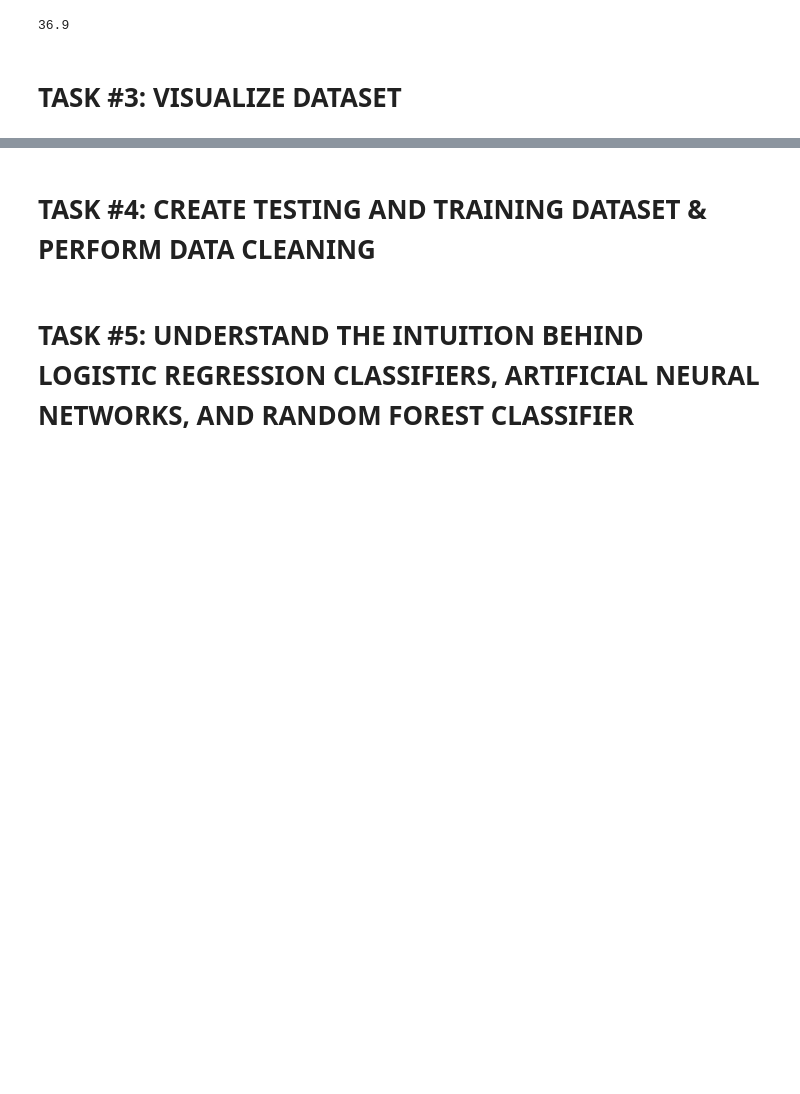
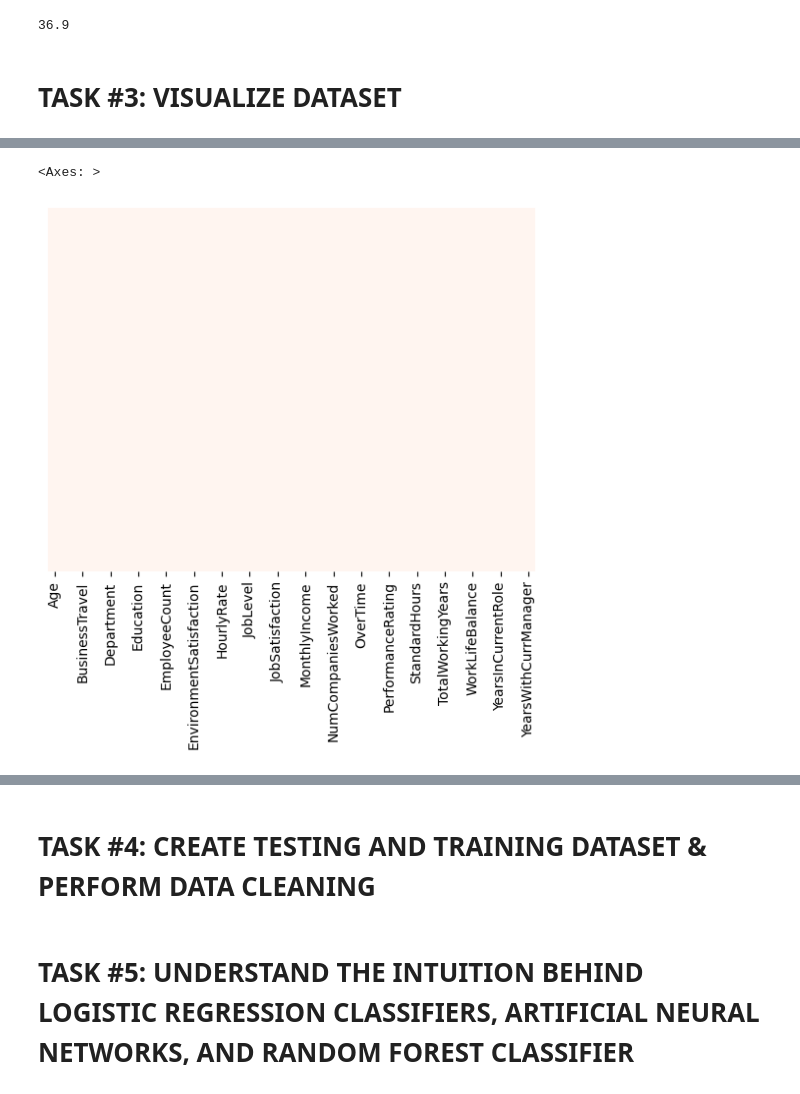
Before and after one commit to Ashkania/DS_Projects, a Jupyter notebook: Human_Resources_Department_Skeleton.ipynb, the cells around one changed output, grey strips where cells are left out. Cells and saved outputs as stored; diff of their text form; code cells hidden in the pictures; blank space fills up the shorter version.

Commit message:
add histogram, check null values, drop constant features

```diff
--- a/Human_Resources_Department_Skeleton.ipynb
+++ b/Human_Resources_Department_Skeleton.ipynb
@@ -112,3 +113,6 @@ df.Age.mean().round(1)
 # TASK #3: VISUALIZE DATASET
 # %%
 # Let's replace 'Attritition' , 'overtime' , 'Over18' column with integers before performing any visualizations
+for col in ['Attrition' , 'OverTime']:
+    df[col] = df[col].map({'Yes': 1, 'No': 0})
+df['Over18'] = df['Over18'].map({'Y': 1, 'N': 0})
@@ -115,3 +135,8 @@ df.Age.mean().round(1)
 # %%
 # Let's see if we have any missing data, luckily we don't!
+### We can check df.info() OR:
+sns.heatmap(df.isnull(), yticklabels=False, cbar=False, cmap='Reds')
+# %% [output]
+<Axes: >
+[figure, added]
 # %%
```
Also changed, not shown: parts of 7 cells of this notebook.
